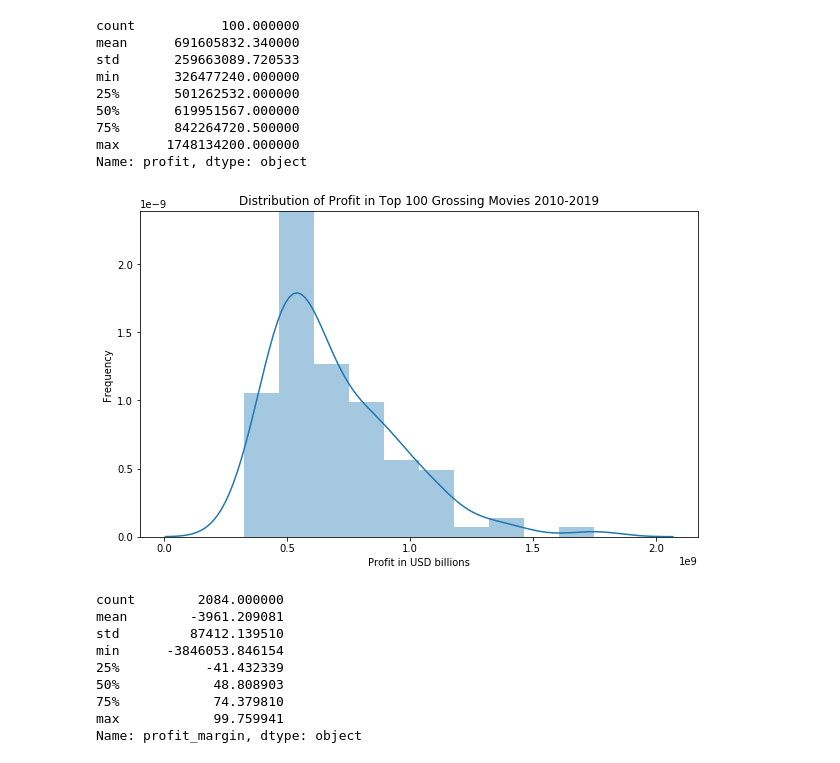
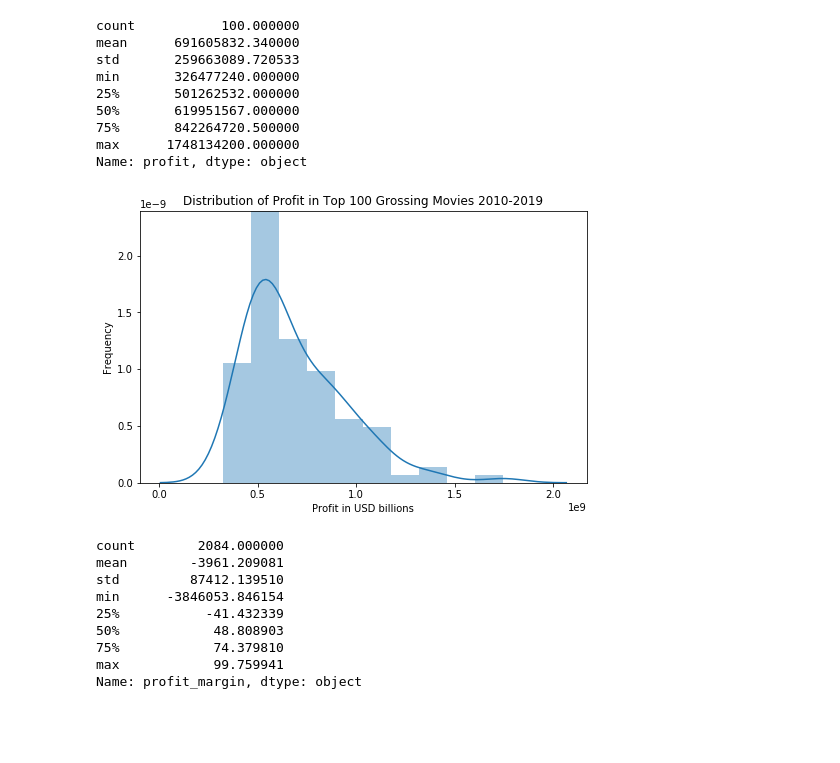
Before and after one commit to nadinezab/making-movies, a Jupyter notebook: Making Movies.ipynb, the cells around one changed output. Drawn from its saved outputs; the diff is of its cells as text; code cells hidden in the pictures; blank space fills up the shorter version.

```diff
--- a/Making Movies.ipynb
+++ b/Making Movies.ipynb
@@ -259,8 +259,3 @@ tnmb.head()
 | 2 | Jun 7, 2019 | Dark Phoenix | $350,000,000 | $42,762,350 | $149,762,350 |
 | 3 | May 1, 2015 | Avengers: Age of Ultron | $330,600,000 | $459,005,868 | $1,403,013,963 |
 | 4 | Dec 15, 2017 | Star Wars Ep. VIII: The Last Jedi | $317,000,000 | $620,181,382 | $1,316,721,747 |
-# %%
-# Create new column release_year
-# Select last 4 characters from release_date and convert to int type
-tnmb['release_year']=tnmb['release_date'].map(lambda x: int(x[-4:]))
-tnmb.head()
@@ -274,6 +262,9 @@ tnmb.head()
 # %%
 # Convert release_date to a datetime object
 tnmb['release_date'] = pd.to_datetime(tnmb['release_date'])
+# %%
+# Create year column
+tnmb['release_year'] = pd.DatetimeIndex(tnmb['release_date']).year
 # %%
 # Define function to clean numbers
 def numclean(df,col):
@@ -940,14 +960,14 @@ min       326477240.000000
 max      1748134200.000000
 Name: profit, dtype: object
 # %%
-plt.figure(figsize = (10,6))
+plt.figure(figsize = (8,5))
 sns.distplot(toprecentmovies['profit'])
 plt.title('Distribution of Profit in Top 100 Grossing Movies 2010-2019')
 plt.xlabel('Profit in USD billions')
 plt.ylabel('Frequency')
 plt.show()
 # %% [output]
-[figure, old version]
+[figure, new version]
 # %%
 # Create profit margin column
 movies['profit_margin'] = movies.apply(lambda x: ((x['profit']) / (x['worldwide_gross']))*100, axis = 1)
```
Also changed, not shown: parts of 22 cells of this notebook, 8 other files.
